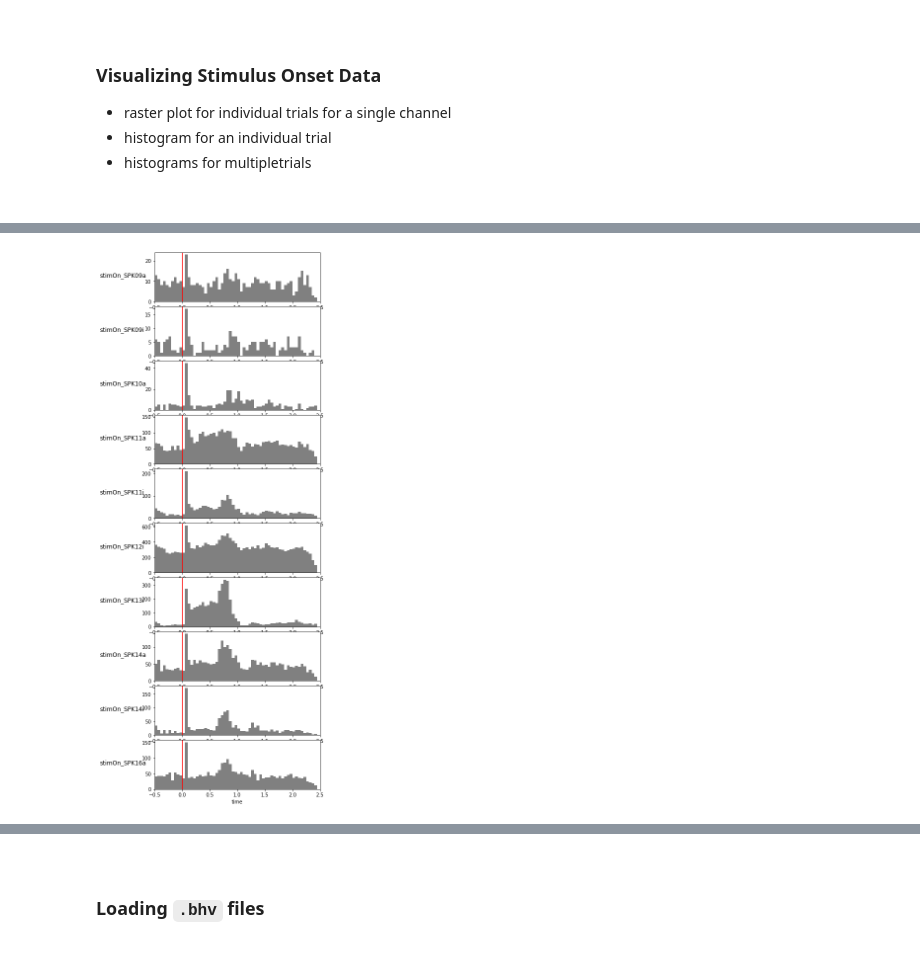
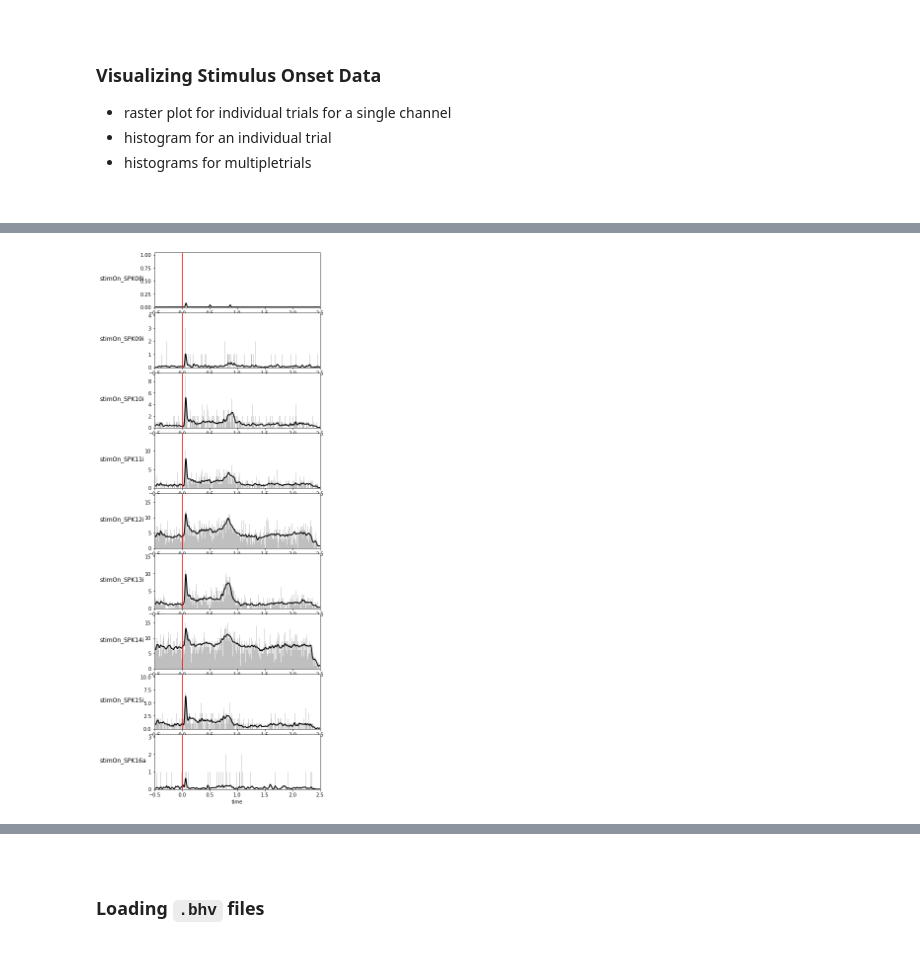
Before and after one commit to SmilodonCub/linArray, a Jupyter notebook: linArray_notebook.ipynb, the cells around one changed output, grey strips where cells are left out. Saved outputs shown, nothing was run; the diff lists cells and outputs as text; code cells hidden in the pictures.

```diff
--- a/linArray_notebook.ipynb
+++ b/linArray_notebook.ipynb
@@ -18,7 +20,7 @@ import seaborn as sns
 from scipy import signal
 # %%
 #load .mat into python environment
-linArrayPath = "/home/bonzilla/Documents/smilodonCub_fossils/MATLAB/linArrayWorkspace.mat"
+linArrayPath = "/home/bonzilla/Desktop/scienceLife/linArray/linArray/T35_083018_t1_spikingDAT.mat"
 linArrayMat = loadmat( linArrayPath )
 # %%
 print( type( linArrayMat ) )
@@ -428,34 +498,0 @@ plt.show()
-# %%
-# subplots for multiple rasters
-def multiChannel_histplot( data_df, channel ):
-    """
-    plot a subplot histogram of trial spike data
-    for a given channel in data_df
-    """
-    bins = np.arange(-0.5, 2.5, 0.05)
-    neuralData = data_df[channel].sum()
-    fig = plt.hist(neuralData, bins, color = [0.5, 0.5, 0.5 ] )
-    plt.xlabel('time')
-    ys = plt.gca().get_ylim()
-    plt.text(-1.5, ys[1]/2, channel, fontsize=12)
-    plt.axvline(x=0, c = 'red')
-    plt.xlim( [-0.5,2.5])
-    #plt.show()
-    return fig
-
-def multiChannel_stimOn_Histograms( data_df, **kwargs ):
-
-    channelList = kwargs.get('channelList', None)
-
-    if channelList:
-        stimOnCols = channelList
-    else:
-        stimOnCols = getDataTypeNames( data_df, 'stimOn_' ).values.tolist()
-        stimOnCols = [item for sublist in stimOnCols for item in sublist]
-
-    plt.subplots(figsize=(6, 20))
-    plt.subplots_adjust( hspace = 0.1 )
-    for idx, channel in enumerate( stimOnCols ):
-        plt.subplot(len( stimOnCols ),1,idx + 1)
-        multiChannel_histplot( a, channel )
-    plt.show()
@@ -467,12 +499,12 @@ amultihist = multiChannel_stimOn_Histograms( a )
 # %%
 # can pass a custom list of channels to visualize only a selection
-customList = ['stimOn_SPK09a', 'stimOn_SPK09i', 'stimOn_SPK10a', 'stimOn_SPK11a',
-              'stimOn_SPK11i', 'stimOn_SPK12i', 'stimOn_SPK13i', 'stimOn_SPK14a',
-              'stimOn_SPK14i', 'stimOn_SPK16a']
+customList = ['stimOn_SPK08i', 'stimOn_SPK09i', 'stimOn_SPK10i',
+              'stimOn_SPK11i', 'stimOn_SPK12i', 'stimOn_SPK13i', 'stimOn_SPK14i',
+              'stimOn_SPK15i', 'stimOn_SPK16a']
 
-amultihist = multiChannel_stimOn_Histograms( a, channelList = customList )
+amultihist = multiChannel_stimOn_Histograms( a, 10, channelList = customList )
 # %% [output]
-[figure, old version]
+[figure, new version]
 # %%
 #same goes with rasters
 multiChannel_stimOn_Rasters( a, channelList = customList )
```
Also changed, not shown: parts of 29 cells of this notebook.
